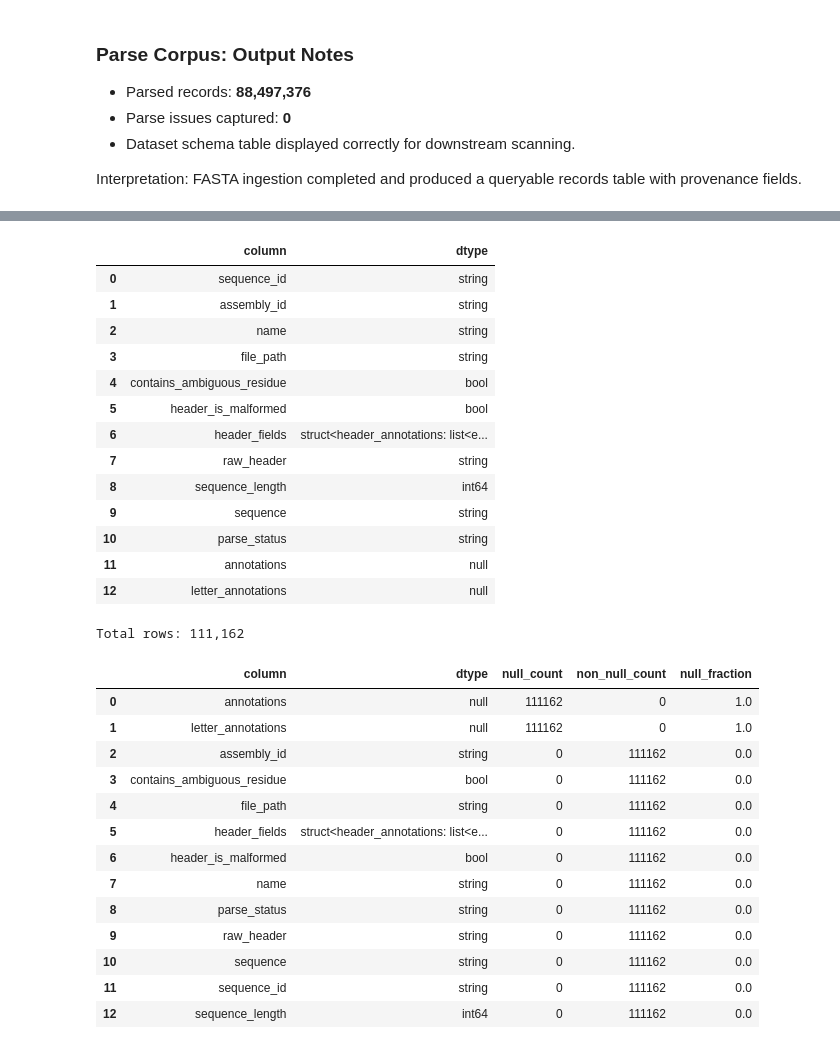
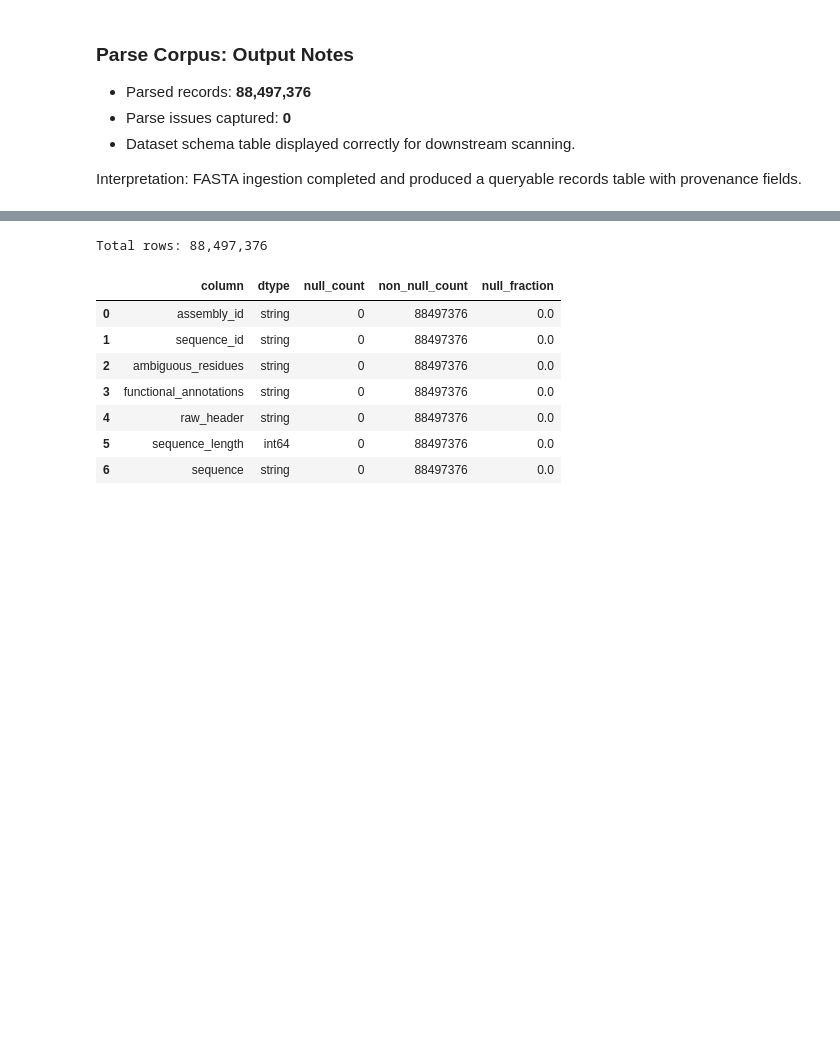
Before and after one commit to jayanta-banik/DNA-BERT, a Jupyter notebook: EDA.ipynb, the cells around one changed output, grey strips where cells are left out. Drawn from its saved outputs; the diff is of its cells as text; code cells hidden in the pictures; blank space fills up the shorter version.

```diff
--- a/EDA.ipynb
+++ b/EDA.ipynb
@@ -44 +25,25 @@ This notebook implements the phase-1 evidence gathering workflow for protein FAS
+# %%
+REPO_ROOT = Path.cwd()
+if str(REPO_ROOT) not in sys.path:
+    sys.path.insert(0, str(REPO_ROOT))
+
+DATA_ROOT = REPO_ROOT / "data/raw/prot_only_dehydrated/ncbi_dataset/data"
+OUTPUT_DIR = REPO_ROOT / "data/interim/protein_eda"
+FIGURE_OUTPUT_DIR = REPO_ROOT / "results/protein_eda/figures"
+ARTIFACT_OUTPUT_DIR = REPO_ROOT / "results/protein_eda/artifacts"
+PARQUET_DATA_PATH = OUTPUT_DIR / "protein_corpus.parquet"
+
+MAX_LENGTH = 512
+PARSE_BATCH_SIZE = 4096
+TOKENIZATION_STRATEGIES = ["single", "BPE"]
+RARE_RESIDUE_POLICY = "replace_with_unk"  #  None
+SAMPLE_MODE = None  # None  #500
+# SAMPLE_MODE = 50  # None  #500
+BPE_CANDIDATE_MODES = [1000, 4000, 8000]
+
+SAVE_ARTIFACTS = True
+SAVE_FIGURES = True
+
+pd.set_option("display.max_columns", None)
+pd.set_option("display.max_colwidth", None)
 # %%
@@ -157,0 +132,13 @@ Parse issues captured: 0
+# %%
+protein_dataset = ds.dataset(str(PARQUET_DATA_PATH), format="parquet")
+
+dataset_schema = pd.DataFrame(
+    {
+        "column": protein_dataset.schema.names,
+        "dtype": [str(t) for t in protein_dataset.schema.types],
+    }
+)
+
+display(dataset_schema)
+print(f"Parsed records: {records_total_count:,}")
+print(f"Parse issues captured: {issue_total_count:,}")
@@ -177,54 +173,33 @@ display(preview_df.head())
 # %%
 record_count = protein_dataset.count_rows()
 column_names = protein_dataset.schema.names
-schema_df = pd.DataFrame({"column": column_names, "dtype": [str(t) for t in protein_dataset.schema.types]})
-display(schema_df)
+
 print(f"Total rows: {record_count:,}")
 
 # Compute null counts across the full dataset using Arrow batches.
 null_counts = {column: 0 for column in column_names}
 null_scanner = protein_dataset.scanner(columns=column_names, batch_size=PARSE_BATCH_SIZE, use_threads=True)
 for batch in tqdm(null_scanner.to_batches(), desc="Counting nulls by column", leave=False):
     for column in column_names:
         null_counts[column] += batch.column(column).null_count
 
 null_summary_df = pd.DataFrame(
     {
         "column": column_names,
         "dtype": [str(t) for t in protein_dataset.schema.types],
         "null_count": [int(null_counts[column]) for column in column_names],
     }
 )
 null_summary_df["non_null_count"] = record_count - null_summary_df["null_count"]
 null_summary_df["null_fraction"] = (null_summary_df["null_count"] / record_count) if record_count else 0.0
-display(null_summary_df.sort_values(["null_count", "column"], ascending=[False, True]).reset_index(drop=True))
+display(null_summary_df.sort_values(["null_count"], ascending=[False]).reset_index(drop=True))
 # %% [output]
+Total rows: 88,497,376
-|  | column | dtype |
-| 0 | sequence_id | string |
-| 1 | assembly_id | string |
-| 2 | name | string |
-| 3 | file_path | string |
-| 4 | contains_ambiguous_residue | bool |
-| 5 | header_is_malformed | bool |
-| 6 | header_fields | struct<header_annotations: list<e... |
-| 7 | raw_header | string |
-| 8 | sequence_length | int64 |
-| 9 | sequence | string |
-| 10 | parse_status | string |
-| 11 | annotations | null |
-| 12 | letter_annotations | null |
+|  | column | dtype | null_count | non_null_count | null_fraction |
+| 0 | assembly_id | string | 0 | 88497376 | 0.0 |
+| 1 | sequence_id | string | 0 | 88497376 | 0.0 |
+| 2 | ambiguous_residues | string | 0 | 88497376 | 0.0 |
+| 3 | functional_annotations | string | 0 | 88497376 | 0.0 |
+| 4 | raw_header | string | 0 | 88497376 | 0.0 |
+| 5 | sequence_length | int64 | 0 | 88497376 | 0.0 |
+| 6 | sequence | string | 0 | 88497376 | 0.0 |
-Total rows: 111,162
-|  | column | dtype | null_count | non_null_count | null_fraction |
-| 0 | annotations | null | 111162 | 0 | 1.0 |
-| 1 | letter_annotations | null | 111162 | 0 | 1.0 |
-| 2 | assembly_id | string | 0 | 111162 | 0.0 |
-| 3 | contains_ambiguous_residue | bool | 0 | 111162 | 0.0 |
-| 4 | file_path | string | 0 | 111162 | 0.0 |
-| 5 | header_fields | struct<header_annotations: list<e... | 0 | 111162 | 0.0 |
-| 6 | header_is_malformed | bool | 0 | 111162 | 0.0 |
-| 7 | name | string | 0 | 111162 | 0.0 |
-| 8 | parse_status | string | 0 | 111162 | 0.0 |
-| 9 | raw_header | string | 0 | 111162 | 0.0 |
-| 10 | sequence | string | 0 | 111162 | 0.0 |
-| 11 | sequence_id | string | 0 | 111162 | 0.0 |
-| 12 | sequence_length | int64 | 0 | 111162 | 0.0 |
```
Also changed, not shown: parts of 18 cells of this notebook, 13 other files.
